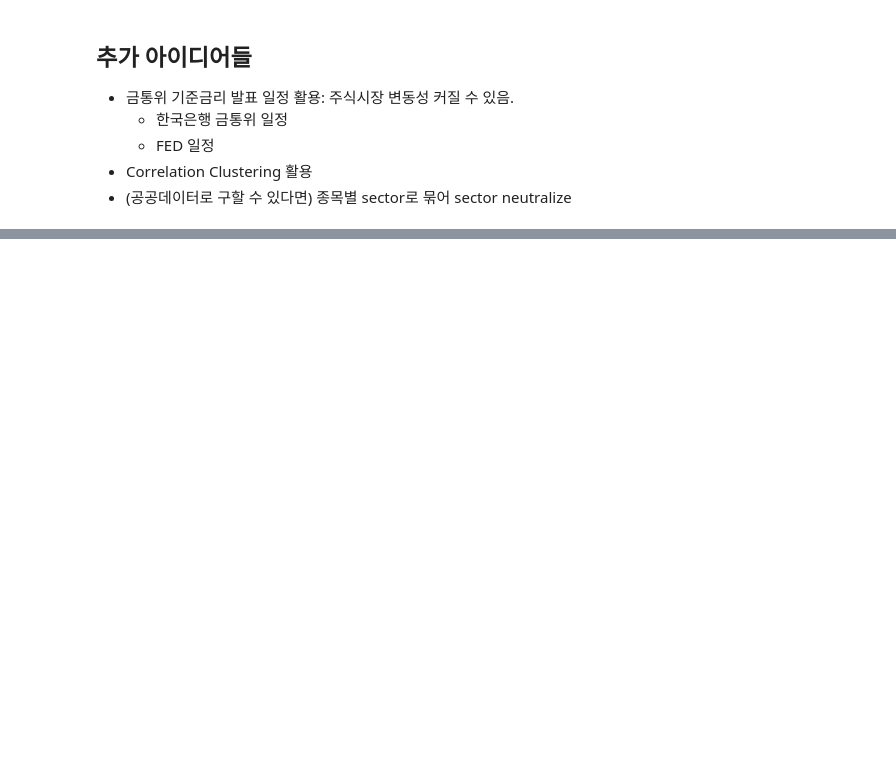
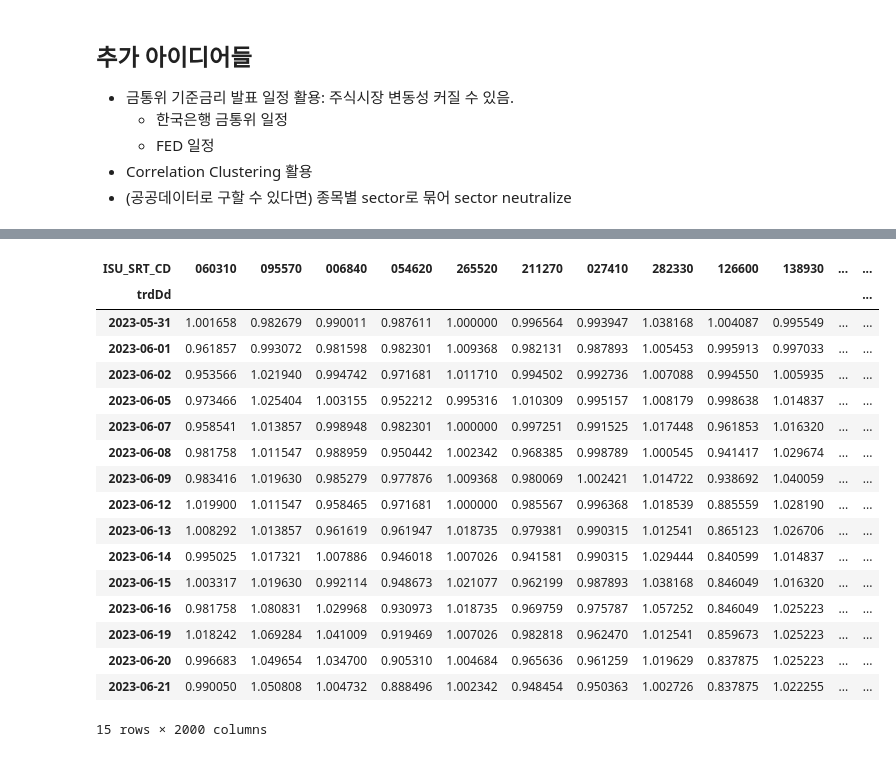
Before and after one commit to jaepil-choi/daconKRX2023, a Jupyter notebook: eda_original.ipynb, the cells around one changed output, grey strips where cells are left out. Saved outputs shown, nothing was run; the diff lists cells and outputs as text; code cells hidden in the pictures; blank space fills up the shorter version.

Commit message:
[FEAT : Calculate simOS cum return using log return

```diff
--- a/eda_original.ipynb
+++ b/eda_original.ipynb
@@ -184,0 +216,32 @@ https://dacon.io/competitions/official/236117/talkboard/408728
+# %%
+dacon_sid_list = [ii[1:] for ii in krx_df['code'].unique()]
+# %%
+return_df = return_df.loc[tradingdays, :].dropna(axis='columns', how='all')
+return_df = return_df.loc[:, dacon_sid_list]
+# %%
+simOS_START = '2023-05-31'
+simOS_END = '2023-06-21'
+# %%
+simOS_return_df = return_df.loc[simOS_START:, :].copy()
+# %%
+simOS_cumreturn_df = np.exp(np.log(1+simOS_return_df).cumsum())
+simOS_cumreturn_df
+# %% [output]
+| ISU_SRT_CD | 060310 | 095570 | 006840 | 054620 | 265520 | 211270 | 027410 | 282330 | 126600 | 138930 | ... | ... |
+| trdDd |  |  |  |  |  |  |  |  |  |  |  | ... |
+| 2023-05-31 | 1.001658 | 0.982679 | 0.990011 | 0.987611 | 1.000000 | 0.996564 | 0.993947 | 1.038168 | 1.004087 | 0.995549 | ... | ... |
+| 2023-06-01 | 0.961857 | 0.993072 | 0.981598 | 0.982301 | 1.009368 | 0.982131 | 0.987893 | 1.005453 | 0.995913 | 0.997033 | ... | ... |
+| 2023-06-02 | 0.953566 | 1.021940 | 0.994742 | 0.971681 | 1.011710 | 0.994502 | 0.992736 | 1.007088 | 0.994550 | 1.005935 | ... | ... |
+| 2023-06-05 | 0.973466 | 1.025404 | 1.003155 | 0.952212 | 0.995316 | 1.010309 | 0.995157 | 1.008179 | 0.998638 | 1.014837 | ... | ... |
+| 2023-06-07 | 0.958541 | 1.013857 | 0.998948 | 0.982301 | 1.000000 | 0.997251 | 0.991525 | 1.017448 | 0.961853 | 1.016320 | ... | ... |
+| 2023-06-08 | 0.981758 | 1.011547 | 0.988959 | 0.950442 | 1.002342 | 0.968385 | 0.998789 | 1.000545 | 0.941417 | 1.029674 | ... | ... |
+| 2023-06-09 | 0.983416 | 1.019630 | 0.985279 | 0.977876 | 1.009368 | 0.980069 | 1.002421 | 1.014722 | 0.938692 | 1.040059 | ... | ... |
+| 2023-06-12 | 1.019900 | 1.011547 | 0.958465 | 0.971681 | 1.000000 | 0.985567 | 0.996368 | 1.018539 | 0.885559 | 1.028190 | ... | ... |
+| 2023-06-13 | 1.008292 | 1.013857 | 0.961619 | 0.961947 | 1.018735 | 0.979381 | 0.990315 | 1.012541 | 0.865123 | 1.026706 | ... | ... |
+| 2023-06-14 | 0.995025 | 1.017321 | 1.007886 | 0.946018 | 1.007026 | 0.941581 | 0.990315 | 1.029444 | 0.840599 | 1.014837 | ... | ... |
+| 2023-06-15 | 1.003317 | 1.019630 | 0.992114 | 0.948673 | 1.021077 | 0.962199 | 0.987893 | 1.038168 | 0.846049 | 1.016320 | ... | ... |
+| 2023-06-16 | 0.981758 | 1.080831 | 1.029968 | 0.930973 | 1.018735 | 0.969759 | 0.975787 | 1.057252 | 0.846049 | 1.025223 | ... | ... |
+| 2023-06-19 | 1.018242 | 1.069284 | 1.041009 | 0.919469 | 1.007026 | 0.982818 | 0.962470 | 1.012541 | 0.859673 | 1.025223 | ... | ... |
+| 2023-06-20 | 0.996683 | 1.049654 | 1.034700 | 0.905310 | 1.004684 | 0.965636 | 0.961259 | 1.019629 | 0.837875 | 1.025223 | ... | ... |
+| 2023-06-21 | 0.990050 | 1.050808 | 1.004732 | 0.888496 | 1.002342 | 0.948454 | 0.950363 | 1.002726 | 0.837875 | 1.022255 | ... | ... |
+15 rows × 2000 columns
```
Also changed, not shown: parts of 5 cells of this notebook.
